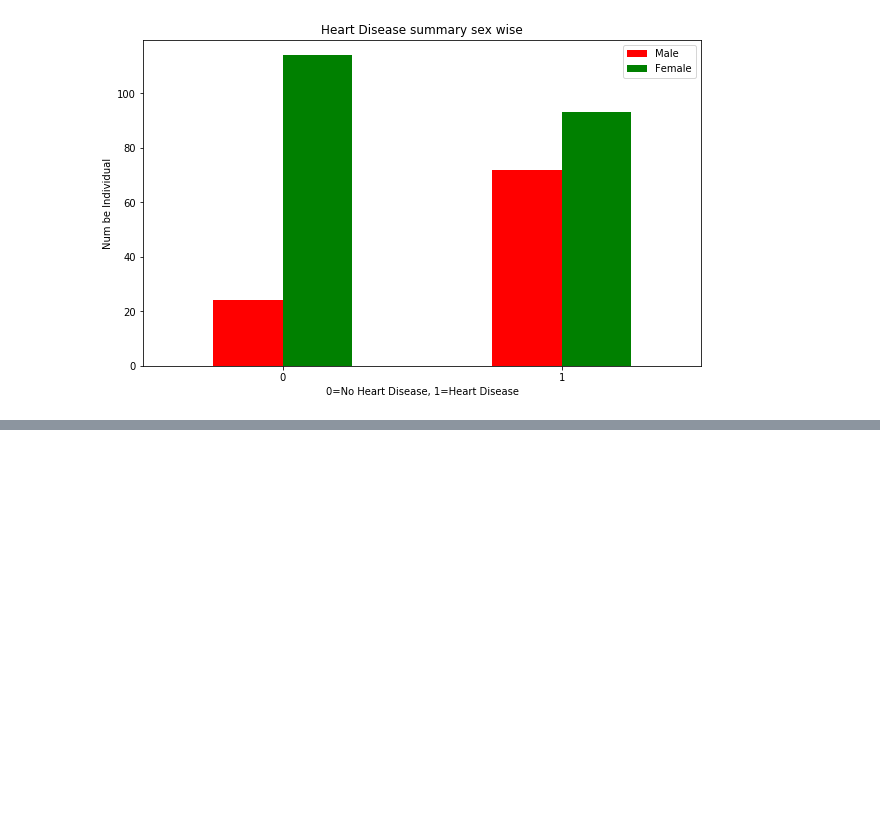
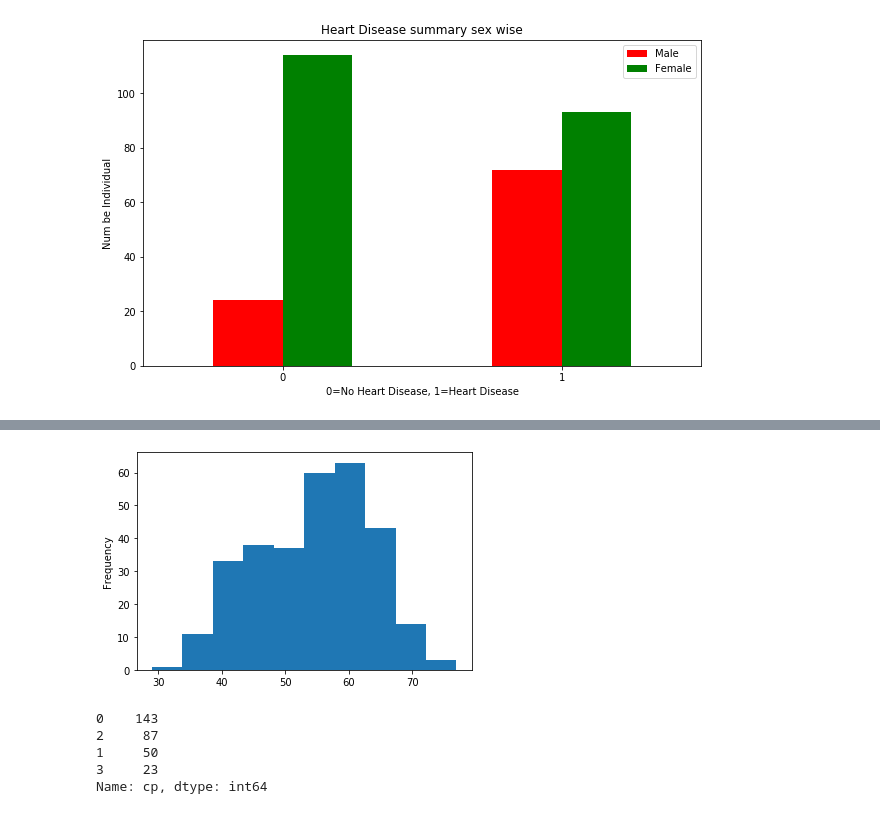
Before and after one commit to datasciencedotuniversity/machine-learning-course, a Jupyter notebook: cardio_project_1/cardio_project_1.ipynb, the cells around one changed output, grey strips where cells are left out. Cells and saved outputs as stored; diff of their text form; code cells hidden in the pictures; blank space fills up the shorter version.

```diff
--- a/cardio_project_1/cardio_project_1.ipynb
+++ b/cardio_project_1/cardio_project_1.ipynb
@@ -199,0 +213,13 @@ plt.xticks(rotation=0)
+# %%
+# Create Histogram to see age Distribution
+df.age.plot.hist();
+# %% [output]
+[figure, added]
+# %%
+df.cp.value_counts()
+# %% [output]
+0    143
+2     87
+1     50
+3     23
+Name: cp, dtype: int64
```
Also changed, not shown: parts of 5 cells of this notebook.
